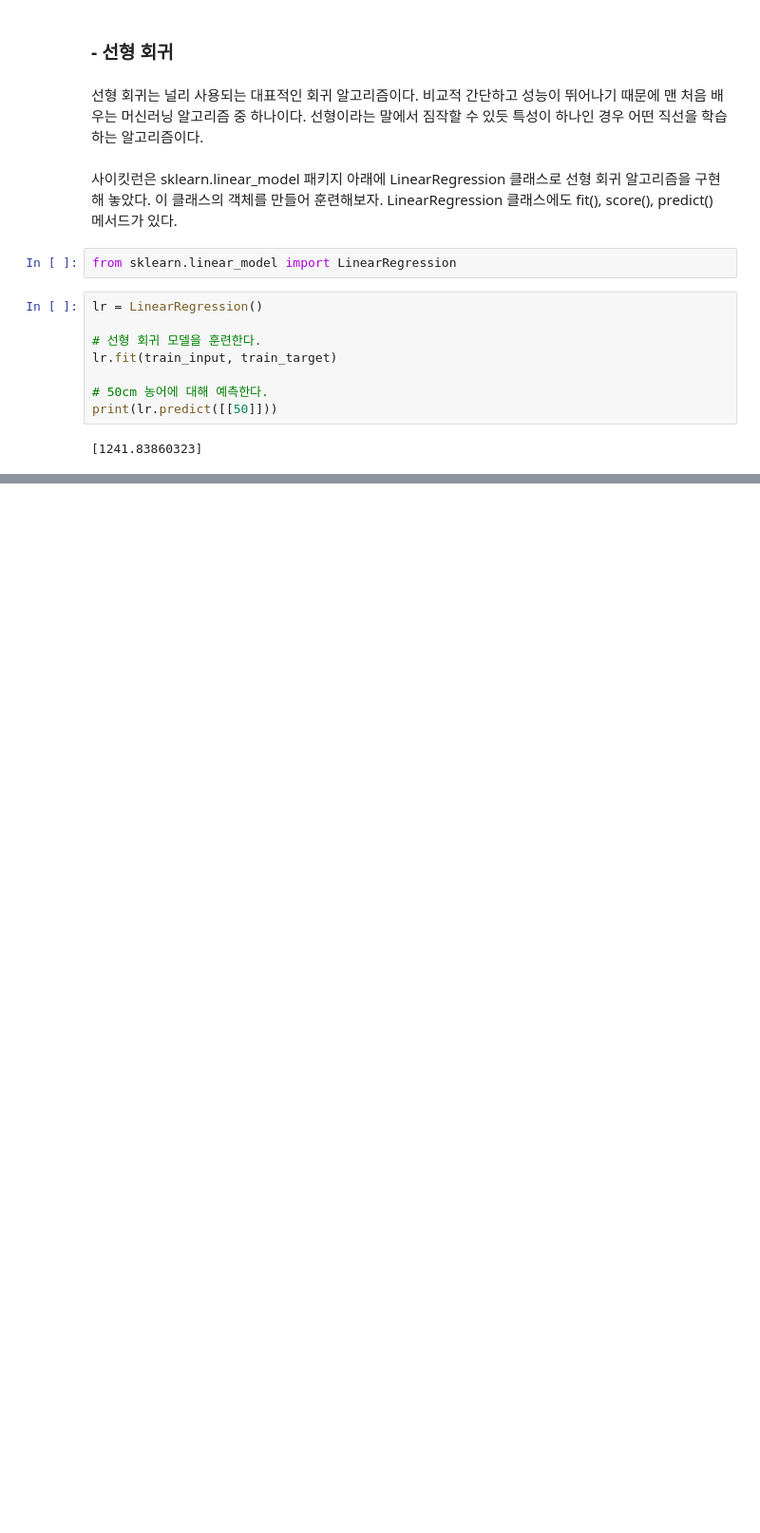
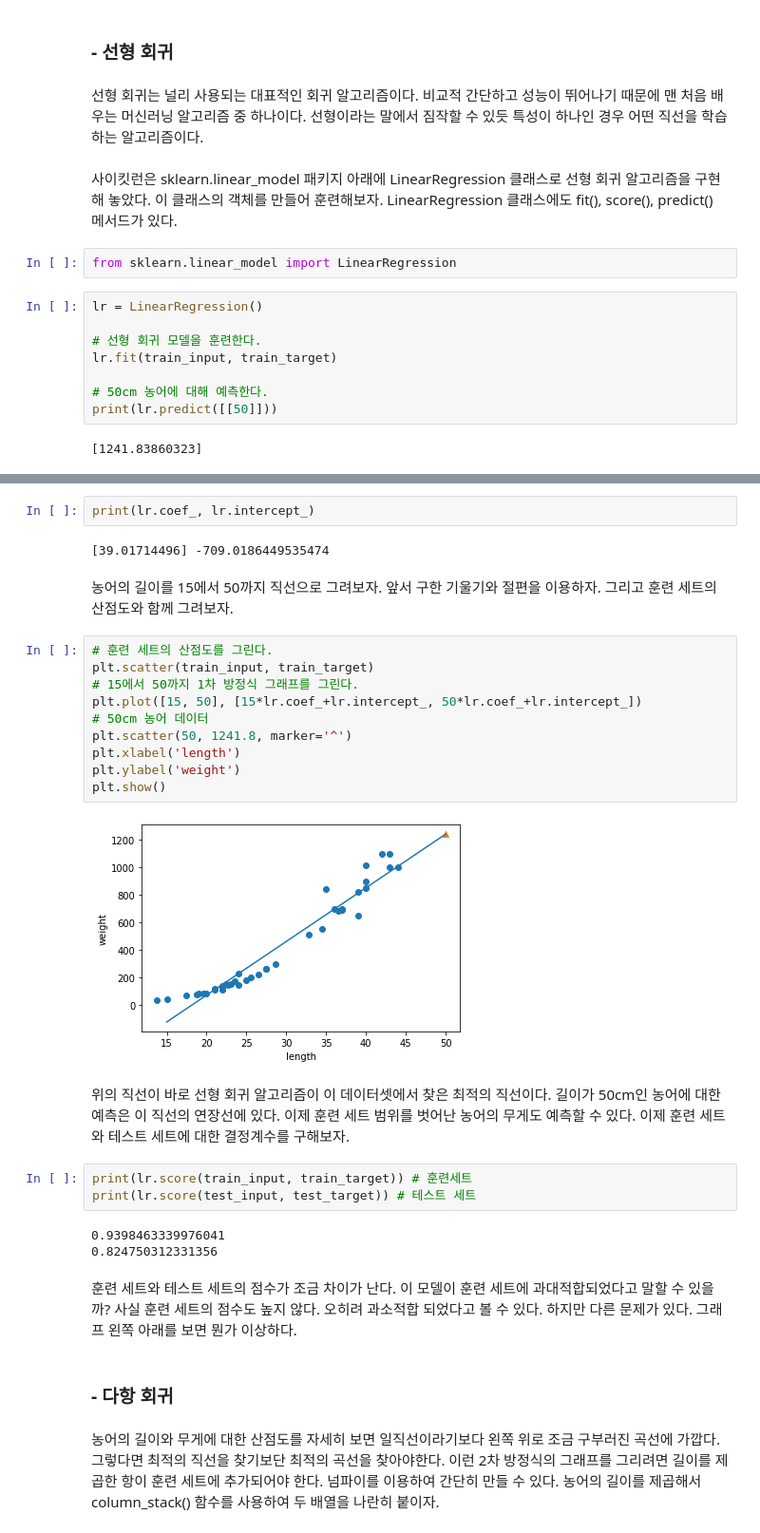
Before and after one commit to jaeyoon89/machinlearnig_deeplearning_study, a Jupyter notebook: mldl_ch3-2_Regression.ipynb, the cells around one changed output, grey strips where cells are left out. Shown: that part at 95% size. Drawn from its saved outputs; the diff is of its cells as text; blank space fills up the shorter version.

```diff
--- a/mldl_ch3-2_Regression.ipynb
+++ b/mldl_ch3-2_Regression.ipynb
@@ -130,0 +136,33 @@ print(lr.predict([[50]]))
+# %%
+print(lr.coef_, lr.intercept_)
+# %% [output]
+[39.01714496] -709.0186449535474
+# %% [markdown]
+농어의 길이를 15에서 50까지 직선으로 그려보자. 앞서 구한 기울기와 절편을 이용하자. 그리고 훈련 세트의 산점도와 함께 그려보자.
+# %%
+# 훈련 세트의 산점도를 그린다.
+plt.scatter(train_input, train_target)
+# 15에서 50까지 1차 방정식 그래프를 그린다.
+plt.plot([15, 50], [15*lr.coef_+lr.intercept_, 50*lr.coef_+lr.intercept_])
+# 50cm 농어 데이터
+plt.scatter(50, 1241.8, marker='^')
+plt.xlabel('length')
+plt.ylabel('weight')
+plt.show()
+# %% [output]
+[figure, added]
+# %% [markdown]
+위의 직선이 바로 선형 회귀 알고리즘이 이 데이터셋에서 찾은 최적의 직선이다. 길이가 50cm인 농어에 대한 예측은 이 직선의 연장선에 있다.
+이제 훈련 세트 범위를 벗어난 농어의 무게도 예측할 수 있다. 이제 훈련 세트와 테스트 세트에 대한 결정계수를 구해보자.
+# %%
+print(lr.score(train_input, train_target)) # 훈련세트
+print(lr.score(test_input, test_target)) # 테스트 세트
+# %% [output]
+0.9398463339976041
+0.824750312331356
+# %% [markdown]
+훈련 세트와 테스트 세트의 점수가 조금 차이가 난다. 이 모델이 훈련 세트에 과대적합되었다고 말할 수 있을까? 사실 훈련 세트의 점수도 높지 않다. 오히려 과소적합 되었다고 볼 수 있다. 하지만 다른 문제가 있다. 그래프 왼쪽 아래를 보면 뭔가 이상하다.
+# %% [markdown]
+### - 다항 회귀
+# %% [markdown]
+농어의 길이와 무게에 대한 산점도를 자세히 보면 일직선이라기보다 왼쪽 위로 조금 구부러진 곡선에 가깝다. 그렇다면 최적의 직선을 찾기보단 최적의 곡선을 찾아야한다. 이런 2차 방정식의 그래프를 그리려면 길이를 제곱한 항이 훈련 세트에 추가되어야 한다. 넘파이를 이용하여 간단히 만들 수 있다. 농어의 길이를 제곱해서 column_stack() 함수를 사용하여 두 배열을 나란히 붙이자.
```
Also changed, not shown: parts of 5 cells of this notebook.
